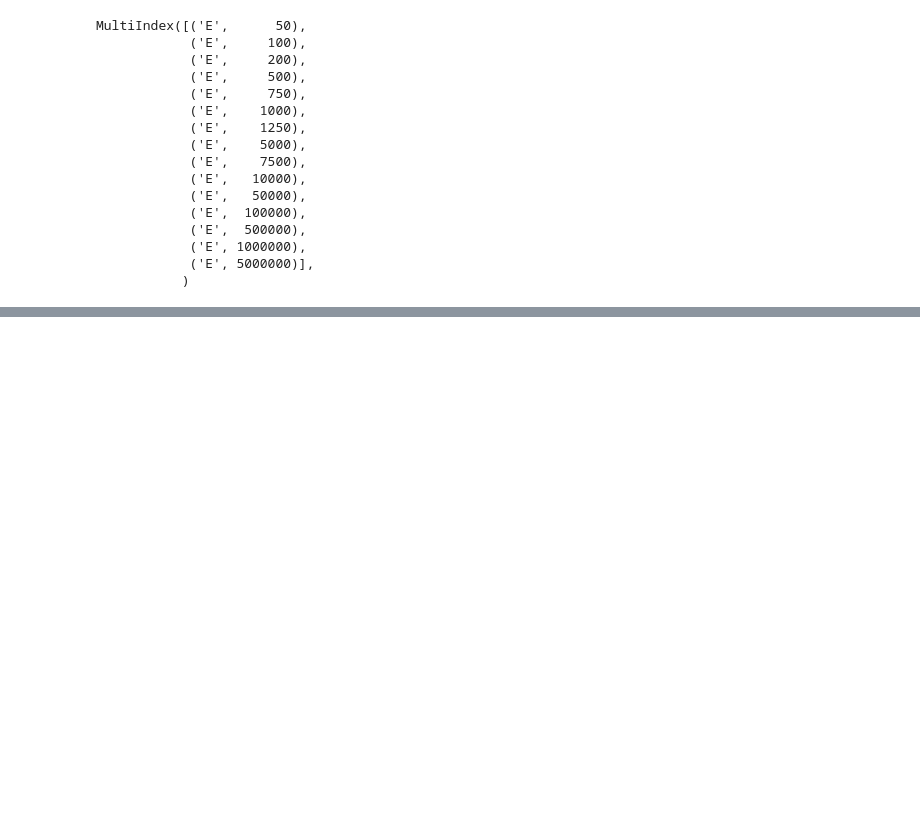
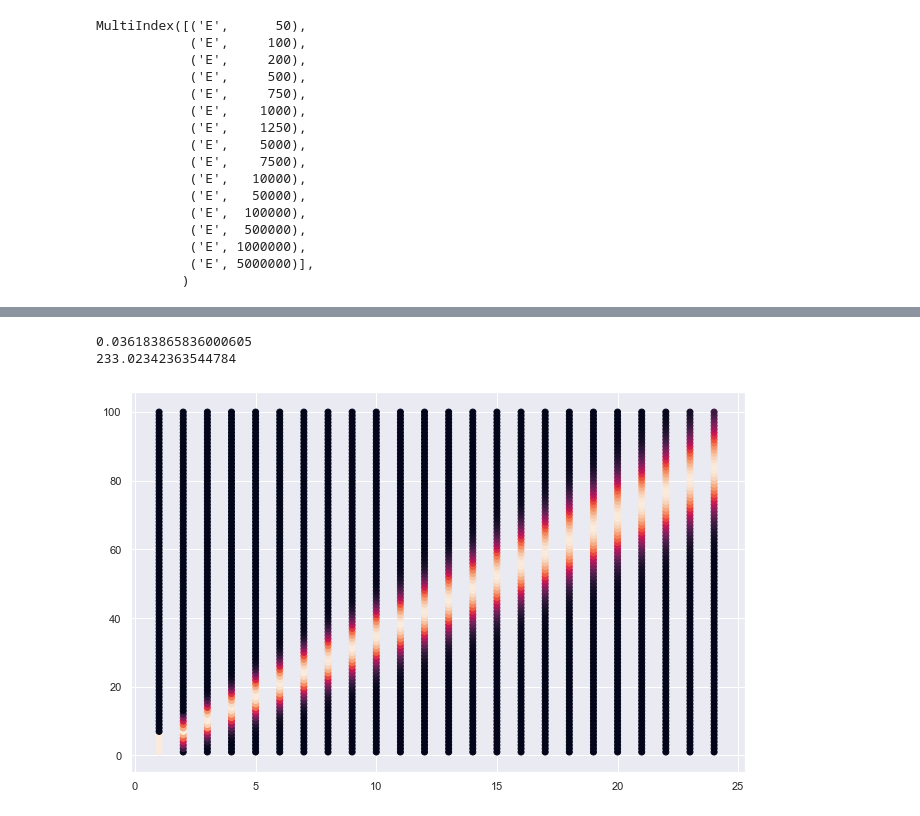
Before and after one commit to juanluisrto/central-limit-theorem-with-dice, a Jupyter notebook: dados.ipynb, the cells around one changed output, grey strips where cells are left out. Drawn from its saved outputs; the diff is of its cells as text; code cells hidden in the pictures; blank space fills up the shorter version.

Commit message:
combinatorics

```diff
--- a/dados.ipynb
+++ b/dados.ipynb
@@ -26,0 +108,5 @@ def elementos_no_presentes(suma_dados, n_dados):
+# %%
+df = pd.DataFrame(columns = np.arange(1,7), index = np.arange(1,7))
+df.rename_axis(index = "die 1", columns = "die_2", inplace = True)
+for i, row in df.iterrows():
+    df.loc[i] = row.index.values + i
@@ -29,8 +161,6 @@ n_dados_list = [1,2,5,10,15]
 n_tiradas_por_dado = 10_000_000
 n_tiradas_por_dado_list = [50, 100, 200, 500, 750, 1000,1250, 5000, 7500,
                            10_000,50_000,100_000, 500_000, 1_000_000, 5_000_000]
-# %%
-sns.set(rc={'figure.figsize':(12,8)})
 # %%
 stats = {}
 n_dados_max = 16
@@ -195,0 +336,9 @@ imageio.mimsave("png/distribution_tiradas.gif", images,  duration=0.5)
+# %%
+s = 30
+n = 10
+p_exp   = prob_of_sum_experimental(s,n, throws = 1_000_000)
+p_comb  = prob_of_sum_combinatorics(s,n)
+p_gauss = prob_of_sum_gaussian(s, n)
+print(p_exp)
+print(p_comb)
+print(p_gauss)
@@ -195,0 +373,7 @@ imageio.mimsave("png/distribution_tiradas.gif", images,  duration=0.5)
+# %%
+def prob_of_sum_combinatorics(s,n):
+    prob = 0
+    k = np.floor((s - n)/6).astype(int)
+    for i in range(0,k + 1):
+        prob += (-1)**(i) * math.comb(n,i) * math.comb(s - 6*i - 1,n - 1)
+    return np.divide(prob,6**n)
@@ -195,0 +399,25 @@ imageio.mimsave("png/distribution_tiradas.gif", images,  duration=0.5)
+# %%
+print(it_c)
+print(it_g)
+# %% [output]
+0.036183865836000605
+233.02342363544784
+# %%
+n,s = (24, 100)
+s_array = np.arange(1,s + 1)
+n_array = np.arange(1,n + 1)
+
+s_n_dict = {}
+for s in s_array:
+    s_dict = {}
+    for n in n_array:
+        p = prob_of_sum_combinatorics(s,n)
+        s_dict[n] = p
+    s_n_dict[s] = s_dict
+
+df = pd.DataFrame(s_n_dict)
+for i in range(1,n+1):
+    index = i * np.ones(s)
+    plt.scatter(index, df.columns.values, c= df.loc[i])
+# %% [output]
+[figure, added]
```
Also changed, not shown: parts of 24 cells of this notebook, 42 other files.
